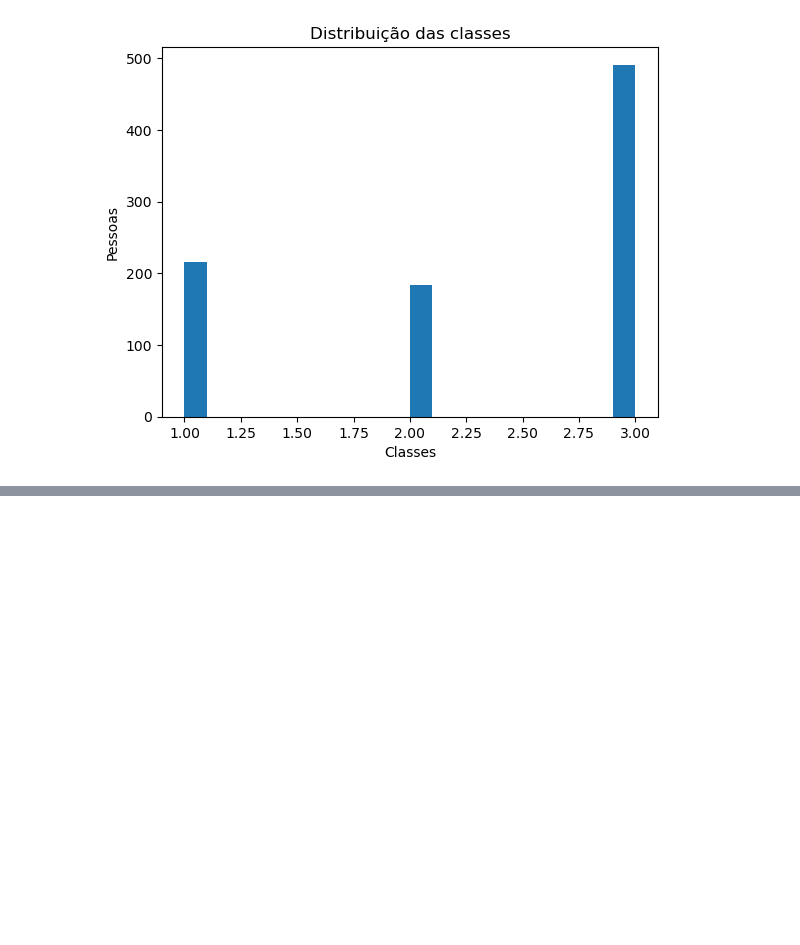
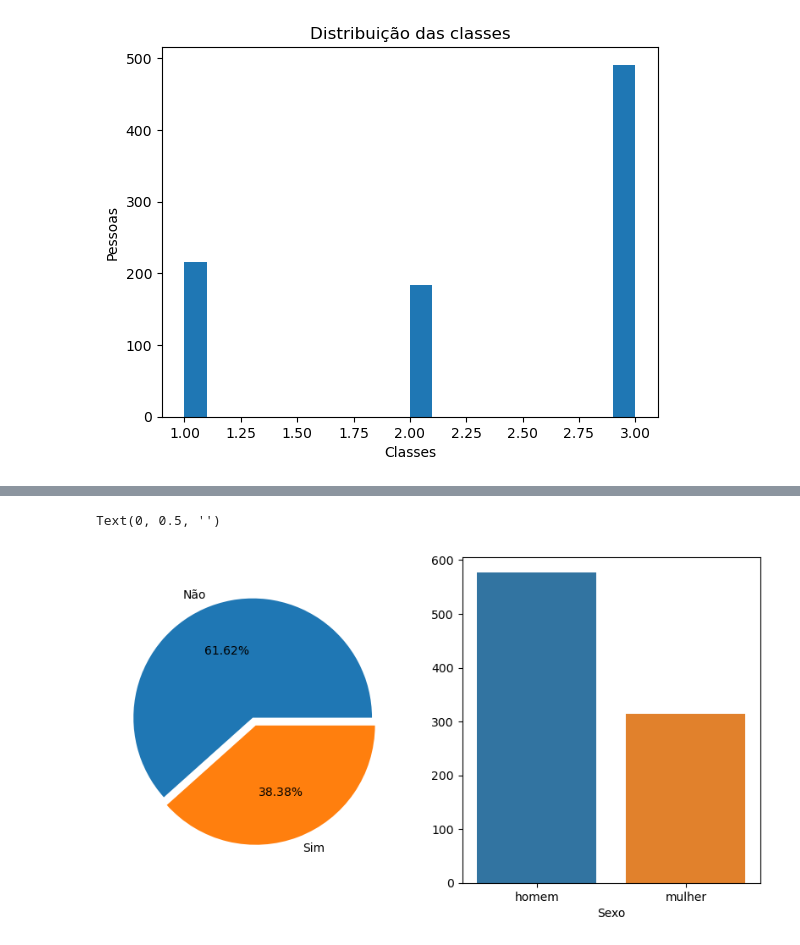
Before and after one commit to phillrog/py-machine-learning, a Jupyter notebook: notebooks/5 - visualização de dados/mod5.ipynb, the cells around one changed output, grey strips where cells are left out. Drawn from its saved outputs; the diff is of its cells as text; code cells hidden in the pictures; blank space fills up the shorter version.

```diff
--- a/notebooks/5 - visualização de dados/mod5.ipynb
+++ b/notebooks/5 - visualização de dados/mod5.ipynb
@@ -112,0 +152,10 @@ plt.show()
+# %%
+f, ax = plt.subplots(1,2, figsize=(10,5))
+data['Sobreviveu'].map({0: 'Não', 1: 'Sim'}).value_counts().plot.pie(ax=ax[0], explode=[0.02,0.05], autopct='%0.2f%%')
+ax[0].set_ylabel('')
+
+sns.countplot('Sexo', data=data, ax=ax[1])
+ax[1].set_ylabel('')
+# %% [output]
+Text(0, 0.5, '')
+[figure, added]
```
Also changed, not shown: parts of 18 cells of this notebook.
